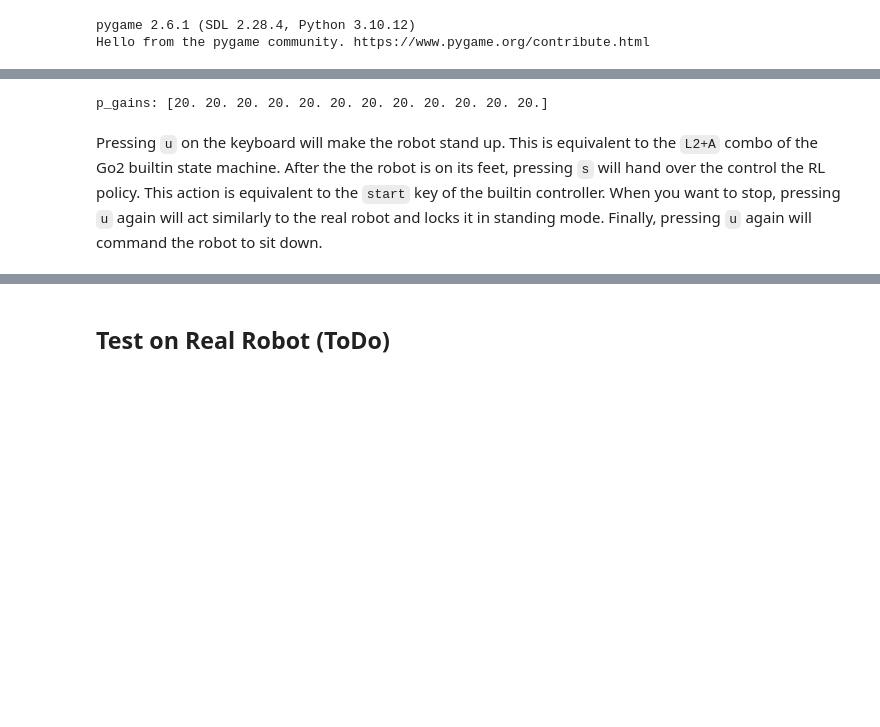
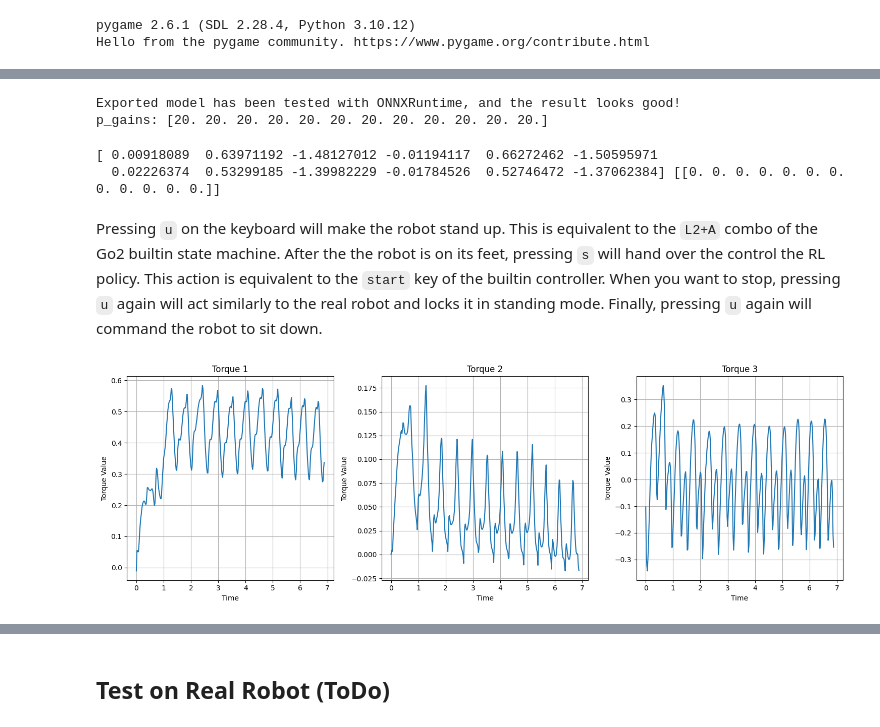
Before and after one commit to Rooholla-KhorramBakht/Go2Py, a Jupyter notebook: examples/06-CaT-RL-controller.ipynb, the cells around one changed output, grey strips where cells are left out. Drawn from its saved outputs; the diff is of its cells as text; code cells hidden in the pictures; blank space fills up the shorter version.

```diff
--- a/examples/06-CaT-RL-controller.ipynb
+++ b/examples/06-CaT-RL-controller.ipynb
@@ -15,7 +15,7 @@ import torch
 pygame 2.6.1 (SDL 2.28.4, Python 3.10.12)
 Hello from the pygame community. https://www.pygame.org/contribute.html
 # %%
-robot = Go2Sim(dt = 0.002)
+robot = Go2Sim(dt = 0.001)
 # %%
 remote = KeyboardRemote() # XBoxRemote() # KeyboardRemote()
 robot.sitDownReset()
@@ -28,7 +28,6 @@ class CaTController:
         self.policy = Policy(checkpoint)
         self.command_profile = CommandInterface()
         self.agent = CaTAgent(self.command_profile, self.robot)
-        self.init()
         self.hist_data = {}
 
     def init(self):
@@ -39,6 +38,8 @@ class CaTController:
         self.command_profile.y_vel_cmd = 0.0
 
     def update(self, robot, remote):
+        if not hasattr(self, "obs"):
+            self.init()
         commands = remote.getCommands()
         self.command_profile.yaw_vel_cmd = -commands[2]
         self.command_profile.x_vel_cmd = max(commands[1] * 0.5, -0.3)
@@ -54,12 +76,19 @@ class CaTController:
 # %%
 from Go2Py import ASSETS_PATH
 import os
-checkpoint_path = os.path.join(ASSETS_PATH, 'checkpoints/SoloParkour/go2_flat.pt')
+#checkpoint_path = os.path.join(ASSETS_PATH, 'checkpoints/SoloParkour/go2_flat.pt')
+#checkpoint_path = os.path.join(ASSETS_PATH, 'checkpoints/SoloParkour/foot_contact_rate_2_max_e1500_06-23-26-56.pt')
+#checkpoint_path = os.path.join(ASSETS_PATH, 'checkpoints/SoloParkour/trainparamsconfigmax_epochs1500_taskenvlearnlimitsfoot_contact_force_rate60_soft_07-20-22-43.pt')
+#checkpoint_path = os.path.join(ASSETS_PATH, 'checkpoints/SoloParkour/taskenvlearnconstraints_CaTfeetAirTimeConstraint020_taskenvlearnconstraints_CaTfeetMaxAirTimeConstraint025_08-03-50-21.pt')
+checkpoint_path = os.path.join(ASSETS_PATH, 'checkpoints/SoloParkour/vel_deadzone_02_09-21-04-26.pt')
 controller = CaTController(robot, remote, checkpoint_path)
-decimation = 10
+decimation = 20
 fsm = FSM(robot, remote, safety_hypervisor, control_dT=decimation * robot.dt, user_controller_callback=controller.update)
 # %% [output]
+Exported model has been tested with ONNXRuntime, and the result looks good!
 p_gains: [20. 20. 20. 20. 20. 20. 20. 20. 20. 20. 20. 20.]
+[ 0.00918089  0.63971192 -1.48127012 -0.01194117  0.66272462 -1.50595971
+  0.02226374  0.53299185 -1.39982229 -0.01784526  0.52746472 -1.37062384] [[0. 0. 0. 0. 0. 0. 0. 0. 0. 0. 0. 0.]]
 # %%
 remote.x_vel_cmd=0.0
 remote.y_vel_cmd=0.0
@@ -68,6 +97,42 @@ remote.yaw_vel_cmd = 0.0
 Pressing `u` on the keyboard will make the robot stand up. This is equivalent to the `L2+A` combo of the Go2 builtin state machine. After the the robot is on its feet, pressing `s` will hand over the control the RL policy. This action is equivalent to the `start` key of the builtin controller. When you want to stop, pressing `u` again will act similarly to the real robot and locks it in standing mode. Finally, pressing `u` again will command the robot to sit down.
 # %%
 fsm.close()
+# %%
+import matplotlib.pyplot as plt
+# Assuming 'controller.hist_data["torques"]' is a dictionary with torque profiles
+torques = np.array(controller.hist_data["body_linear_vel"])[:, 0, :, 0]
+
+# Number of torque profiles
+torque_nb = torques.shape[1]
+
+# Number of rows needed for the grid, with 3 columns per row
+n_cols = 3
+n_rows = int(np.ceil(torque_nb / n_cols))
+
+# Create the figure and axes for subplots
+fig, axes = plt.subplots(n_rows, n_cols, figsize=(15, 5 * n_rows))
+
+# Flatten the axes array for easy indexing (in case of multiple rows)
+axes = axes.flatten()
+
+# Plot each torque profile
+for i in range(torque_nb):
+    axes[i].plot(np.arange(torques.shape[0]) * robot.dt * decimation, torques[:, i])
+    axes[i].set_title(f'Torque {i+1}')
+    axes[i].set_xlabel('Time')
+    axes[i].set_ylabel('Torque Value')
+    axes[i].grid(True)
+
+# Remove any empty subplots if torque_nb is not a multiple of 3
+for j in range(torque_nb, len(axes)):
+    fig.delaxes(axes[j])
+
+# Adjust layout
+plt.tight_layout()
+plt.savefig("torque_profile.png")
+plt.show()
+# %% [output]
+[figure, added]
 # %%
 import matplotlib.pyplot as plt
 # Assuming 'controller.hist_data["torques"]' is a dictionary with torque profiles
```
Also changed, not shown: parts of 18 cells of this notebook, 4 other files.
